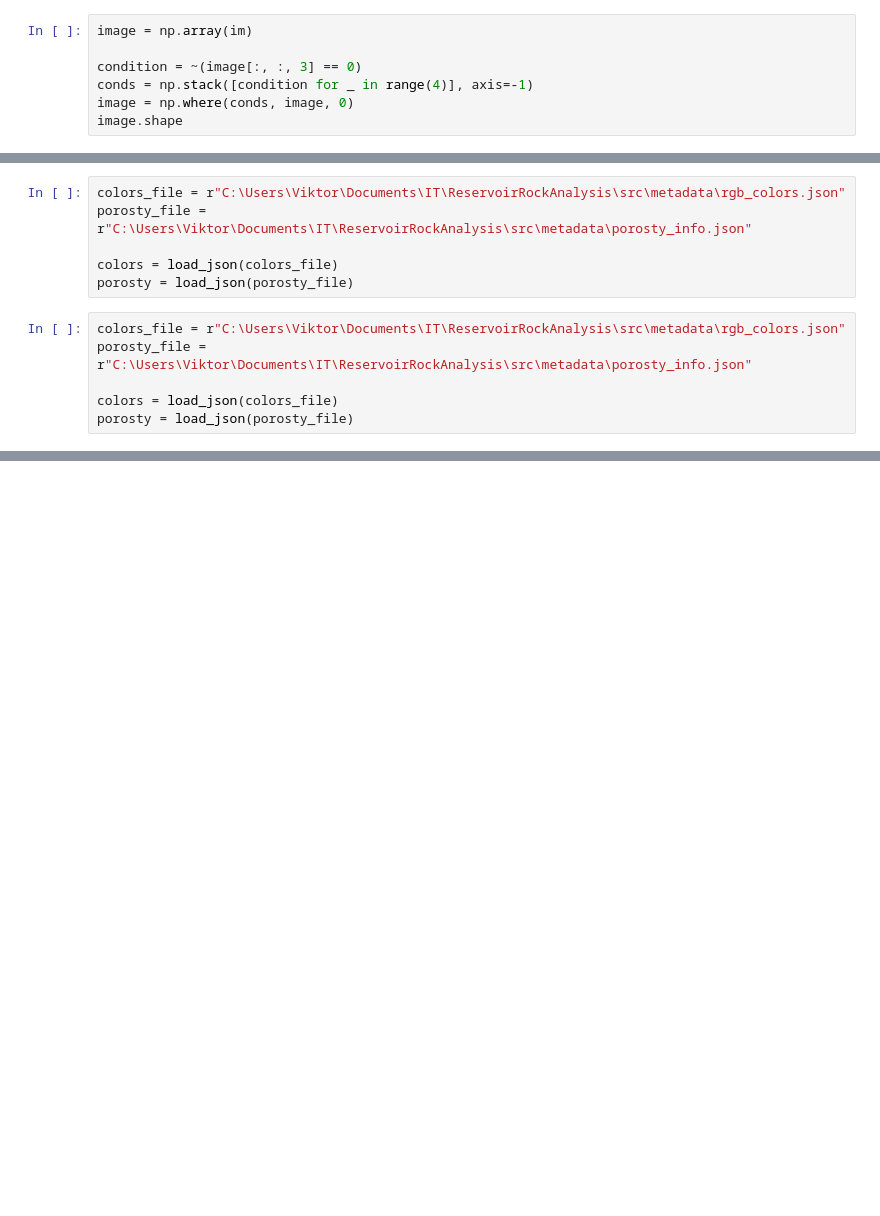
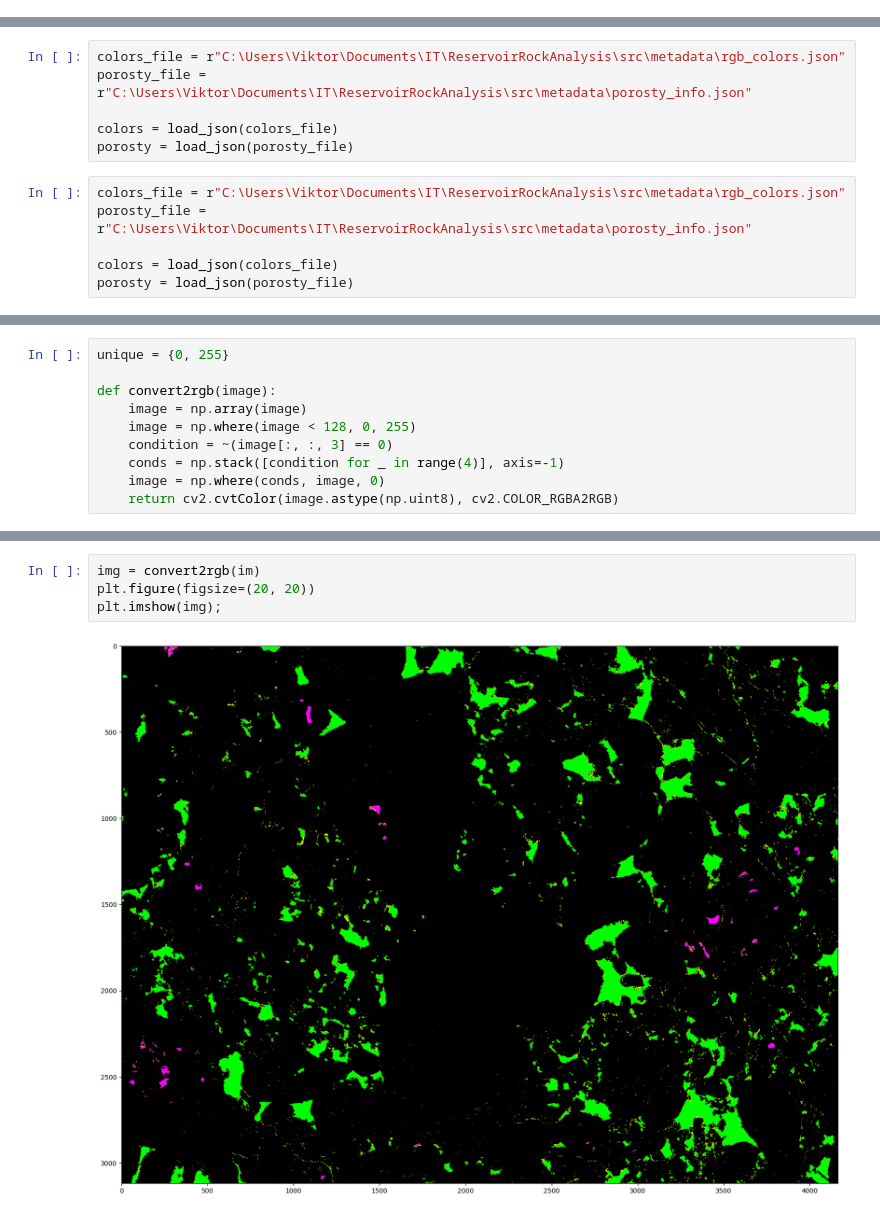
Before and after one commit to vitamin1312/ReservoirRockAnalysis, a Jupyter notebook: src/NeuralNetwork/image_processing.ipynb, the cells around one changed output, grey strips where cells are left out. Drawn from its saved outputs; the diff is of its cells as text; blank space fills up the shorter version.

```diff
--- a/src/NeuralNetwork/image_processing.ipynb
+++ b/src/NeuralNetwork/image_processing.ipynb
@@ -15,7 +20,0 @@ im
-# %%
-image = np.array(im)
-
-condition = ~(image[:, :, 3] == 0)
-conds = np.stack([condition for _ in range(4)], axis=-1)
-image = np.where(conds, image, 0)
-image.shape
@@ -46 +66,11 @@ indexed_colors
+# %%
+unique = {0, 255}
+
+def convert2rgb(image):
+    image = np.array(image)
+    image = np.where(image < 128, 0, 255)
+    condition = ~(image[:, :, 3] == 0)
+    conds = np.stack([condition for _ in range(4)], axis=-1)
+    image = np.where(conds, image, 0)
+    return cv2.cvtColor(image.astype(np.uint8), cv2.COLOR_RGBA2RGB)
 # %%
@@ -52 +91,7 @@ for elem in indexed_colors:
+# %%
+img = convert2rgb(im)
+plt.figure(figsize=(20, 20))
+plt.imshow(img);
+# %% [output]
+[figure, added]
 # %%
```
Also changed, not shown: parts of 21 cells of this notebook, 1 other file.
